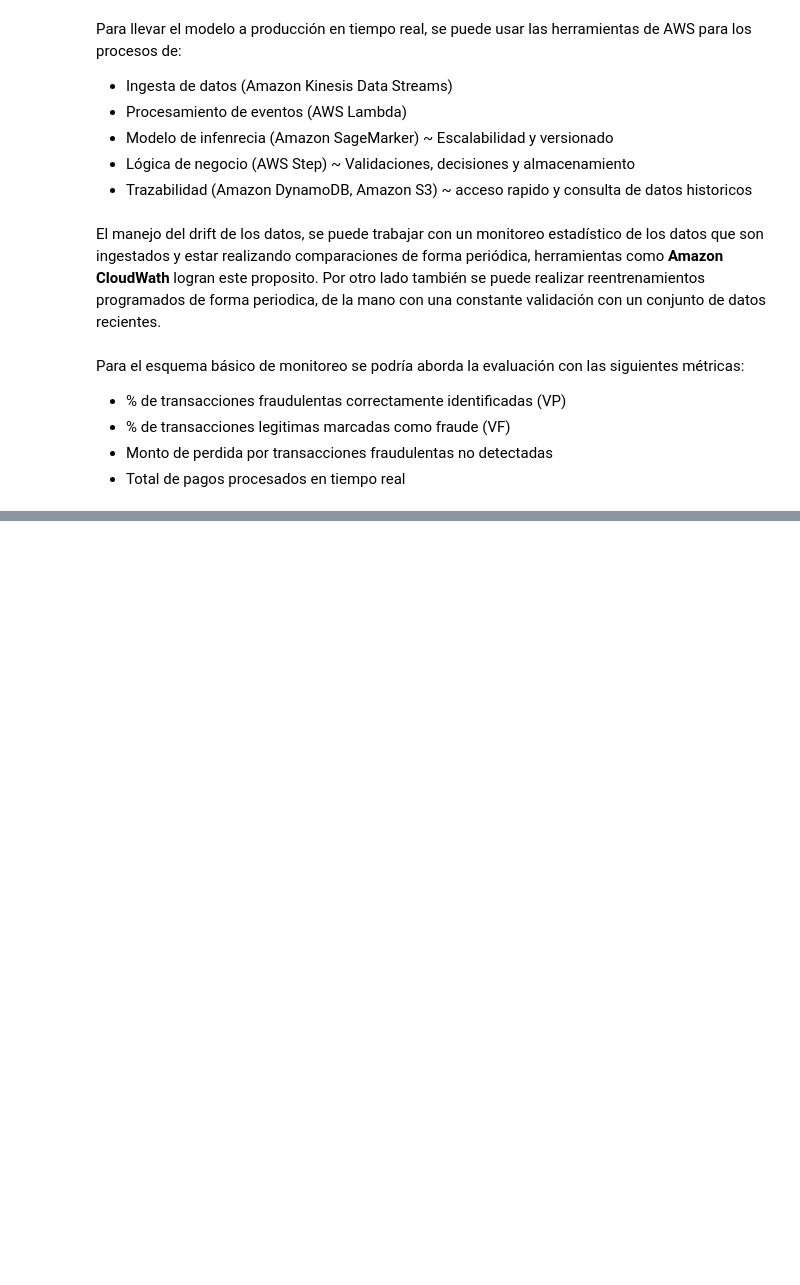
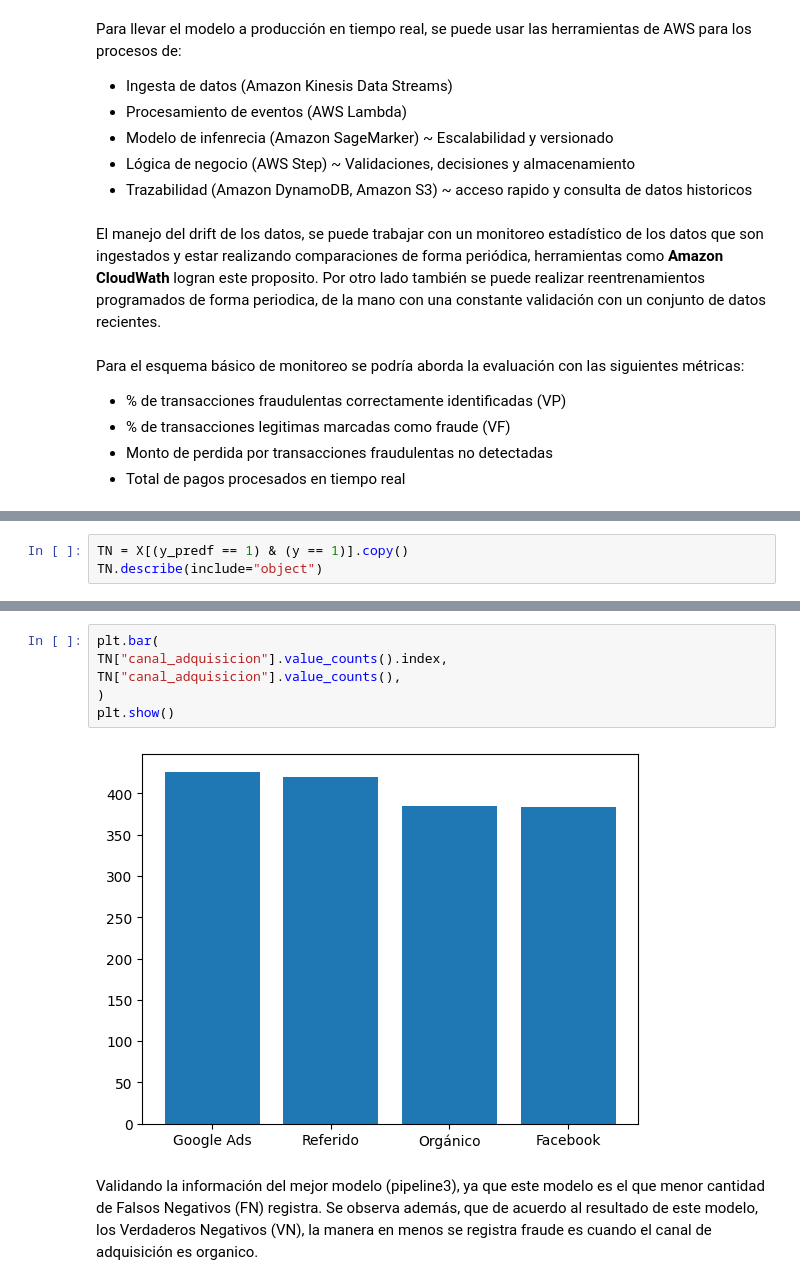
Before and after one commit to sagomeza1/pcun, a Jupyter notebook: nb.ipynb, the cells around one changed output, grey strips where cells are left out. Drawn from its saved outputs; the diff is of its cells as text; blank space fills up the shorter version.

```diff
--- a/nb.ipynb
+++ b/nb.ipynb
@@ -641,0 +678,3 @@ Para el esquema básico de monitoreo se podría aborda la evaluación con las si
+# %%
+TN = X[(y_predf == 1) & (y == 1)].copy()
+TN.describe(include="object")
@@ -641,0 +687,10 @@ Para el esquema básico de monitoreo se podría aborda la evaluación con las si
+# %%
+plt.bar(
+TN["canal_adquisicion"].value_counts().index,
+TN["canal_adquisicion"].value_counts(),
+)
+plt.show()
+# %% [output]
+[figure, added]
+# %% [markdown]
+Validando la información del mejor modelo (pipeline3), ya que este modelo es el que menor cantidad de Falsos Negativos (FN) registra. Se observa además, que de acuerdo al resultado de este modelo, los Verdaderos Negativos (VN), la manera en menos se registra fraude es cuando el canal de adquisición es organico.
```
Also changed, not shown: parts of 24 cells of this notebook.
